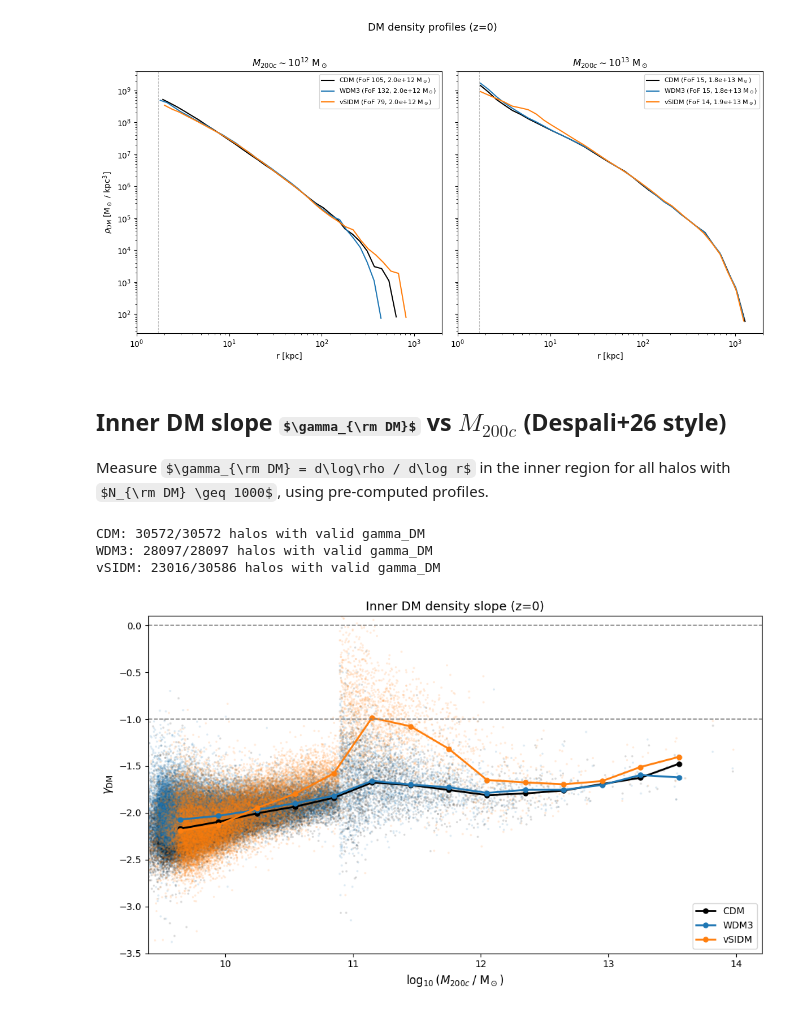
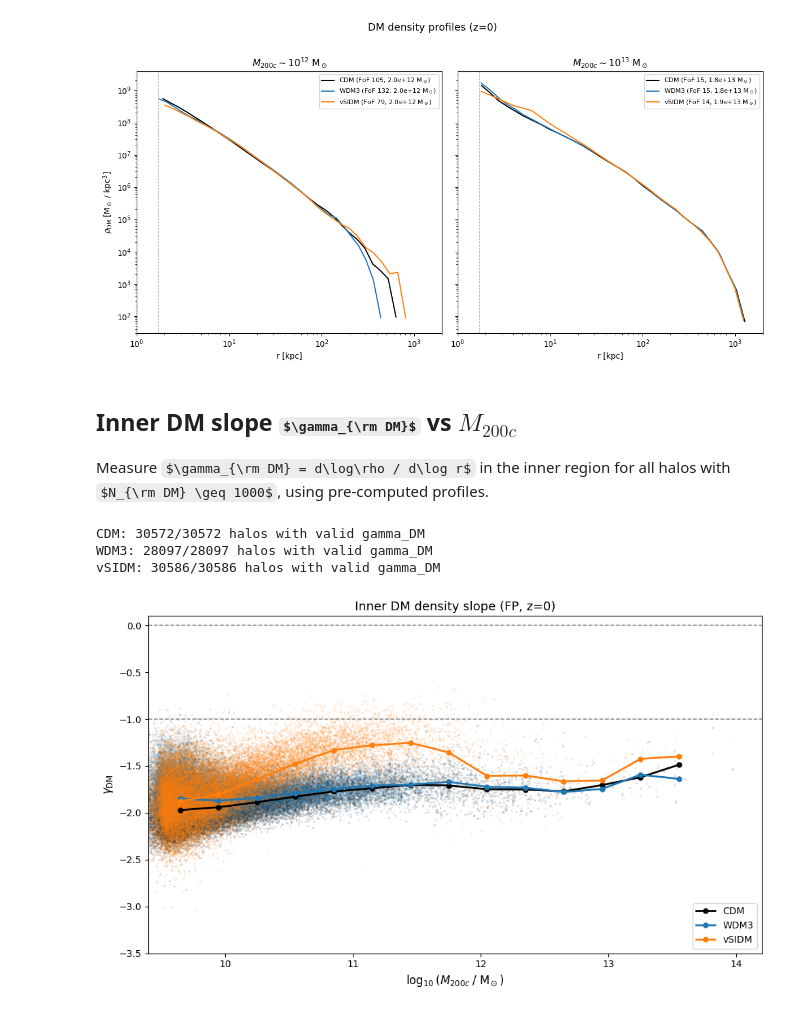
Before and after one commit to SoulOfSword/master_thesis_project, a Jupyter notebook: notebooks/AIDA-TNG/01_density_profiles.ipynb, the cells around one changed output. Drawn from its saved outputs; the diff is of its cells as text; code cells hidden in the pictures; some formulas as TeX source.

Commit message:
added DMO inner density plot.. still doesn't work

```diff
--- a/notebooks/AIDA-TNG/01_density_profiles.ipynb
+++ b/notebooks/AIDA-TNG/01_density_profiles.ipynb
@@ -63,7 +63,7 @@ SIDM1 (snap 83): 1366631 halos, 31679 with N_DM >= 1000
 WDM3 (snap 99): 1010298 halos, 28129 with N_DM >= 1000
 vSIDM (snap 99): 1338573 halos, 30593 with N_DM >= 1000
 # %%
-# Load profiles for CDM (snap 99) as a first test
-profiles_cdm = load_precomputed_profiles(RUNS["CDM"], 99)
+# Load profiles — use_test=True for FP (hydro)
+profiles_cdm = load_precomputed_profiles(RUNS["CDM"], 99, use_test=True)
 print(f"Loaded {len(profiles_cdm)} CDM profiles")
 # %% [output]
@@ -151,9 +150,9 @@ plt.show()
 
 For the same mass bin, compare density profiles across DM models.
 # %%
-# Load profiles for WDM3 and vSIDM at z=0
-profiles_wdm3 = load_precomputed_profiles(RUNS["WDM3"], 99)
-profiles_vsidm = load_precomputed_profiles(RUNS["vSIDM"], 99)
+# Load profiles for WDM3 and vSIDM at z=0 (use_test for FP runs)
+profiles_wdm3 = load_precomputed_profiles(RUNS["WDM3"], 99, use_test=True)
+profiles_vsidm = load_precomputed_profiles(RUNS["vSIDM"], 99, use_test=True)
 print(f"WDM3: {len(profiles_wdm3)} profiles")
 print(f"vSIDM: {len(profiles_vsidm)} profiles")
 # %% [output]
@@ -219,7 +220,7 @@ plt.show()
 # %% [output]
 [figure]
 # %% [markdown]
-## Inner DM slope $\gamma_{\rm DM}$ vs $M_{200c}$ (Despali+26 style)
+## Inner DM slope $\gamma_{\rm DM}$ vs $M_{200c}$
 
 Measure $\gamma_{\rm DM} = d\log\rho / d\log r$ in the inner region for all halos with $N_{\rm DM} \geq 1000$, using pre-computed profiles.
 # %%
@@ -232,7 +233,7 @@ gamma_results = compute_gamma_dm(
 # %% [output]
 CDM: 30572/30572 halos with valid gamma_DM
 WDM3: 28097/28097 halos with valid gamma_DM
-vSIDM: 23016/30586 halos with valid gamma_DM
+vSIDM: 30586/30586 halos with valid gamma_DM
 # %%
 # gamma_DM vs M200c — Despali+26 style
 fig, ax = plt.subplots(figsize=(10, 6))
@@ -242,32 +243,32 @@ model_colors = {"CDM": "black", "WDM3": "tab:blue", "vSIDM": "tab:orange"}
 for name in ["CDM", "WDM3", "vSIDM"]:
     res = gamma_results[name]
     log_m = np.log10(res["M200c"])
     gamma = res["gamma_dm"]
 
     # Scatter
     ax.scatter(log_m, gamma, s=5, alpha=0.15, color=model_colors[name], edgecolors="none")
 
     # Running median
     bins = np.arange(9.5, 14.5, 0.3)
     medians, bin_centres = [], []
     for j in range(len(bins) - 1):
         in_bin = (log_m >= bins[j]) & (log_m < bins[j + 1])
         if in_bin.sum() >= 5:
             medians.append(np.median(gamma[in_bin]))
             bin_centres.append(0.5 * (bins[j] + bins[j + 1]))
 
     ax.plot(bin_centres, medians, "o-", color=model_colors[name], lw=2, ms=5, label=name)
 
 ax.axhline(-1, color="gray", ls="--", lw=1.1)
 ax.axhline(0, color="gray", ls="--", lw=1.1)
 ax.set_xlabel(r"$\log_{10}(M_{200c}\;/\;\mathrm{M_\odot})$", fontsize=12)
 ax.set_ylabel(r"$\gamma_{\rm DM}$", fontsize=12)
-ax.set_title(r"Inner DM density slope (z=0)", fontsize=13)
+ax.set_title(r"Inner DM density slope (FP, z=0)", fontsize=13)
 ax.legend(fontsize=10)
 ax.set_xlim(9.4, 14.2)
 ax.set_ylim(-3.5, 0.1)
 plt.tight_layout()
 plt.savefig(FIG_DIR / "gamma_dm_vs_m200c_aida.pdf", dpi=150)
 plt.show()
 # %% [output]
-[figure, old version]
+[figure, new version]
```
Also changed, not shown: parts of 7 cells of this notebook, 9 other files.
